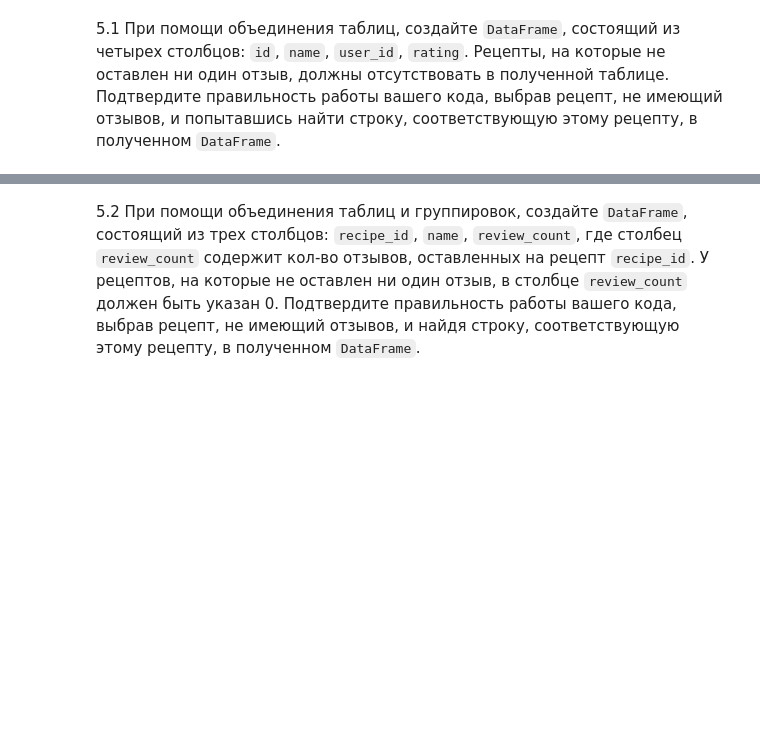
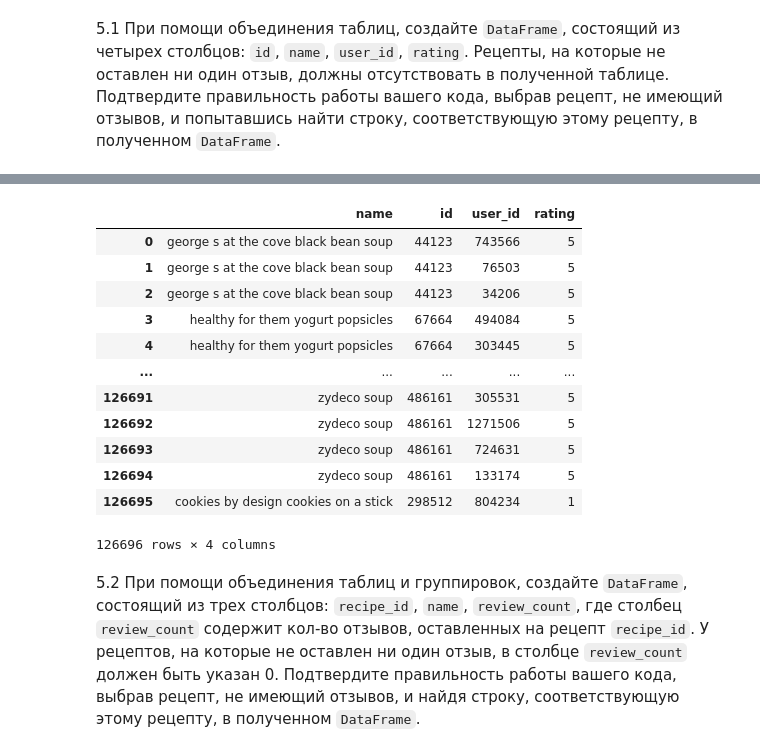
Before and after one commit to BorisovNikita/3rdYear, a Jupyter notebook: TOBD22_for_students/lr_PI21-3_7/lr2_pandas/02_pandas_в3_lr2_ПИ21-7_Семинары.ipynb, the cells around one changed output, grey strips where cells are left out. Saved outputs shown, nothing was run; the diff lists cells and outputs as text; code cells hidden in the pictures; blank space fills up the shorter version.

```diff
--- a/TOBD22_for_students/lr_PI21-3_7/lr2_pandas/02_pandas_в3_lr2_ПИ21-7_Семинары.ipynb
+++ b/TOBD22_for_students/lr_PI21-3_7/lr2_pandas/02_pandas_в3_lr2_ПИ21-7_Семинары.ipynb
@@ -176,0 +235,19 @@ Name: name, Length: 30000, dtype: object
+# %%
+notques5_1 = pd.merge(recipes,reviews, left_on="id", right_on="recipe_id")
+notques5_1.drop(["minutes", "contributor_id", "submitted", "n_steps", "description",
+                 "n_ingredients", "recipe_id", "date", "review" ], axis=1, inplace=True)
+notques5_1
+# %% [output]
+|  | name | id | user_id | rating |
+| 0 | george s at the cove black bean soup | 44123 | 743566 | 5 |
+| 1 | george s at the cove black bean soup | 44123 | 76503 | 5 |
+| 2 | george s at the cove black bean soup | 44123 | 34206 | 5 |
+| 3 | healthy for them yogurt popsicles | 67664 | 494084 | 5 |
+| 4 | healthy for them yogurt popsicles | 67664 | 303445 | 5 |
+| ... | ... | ... | ... | ... |
+| 126691 | zydeco soup | 486161 | 305531 | 5 |
+| 126692 | zydeco soup | 486161 | 1271506 | 5 |
+| 126693 | zydeco soup | 486161 | 724631 | 5 |
+| 126694 | zydeco soup | 486161 | 133174 | 5 |
+| 126695 | cookies by design cookies on a stick | 298512 | 804234 | 1 |
+126696 rows × 4 columns
```
Also changed, not shown: parts of 23 cells of this notebook, 9 other files.
